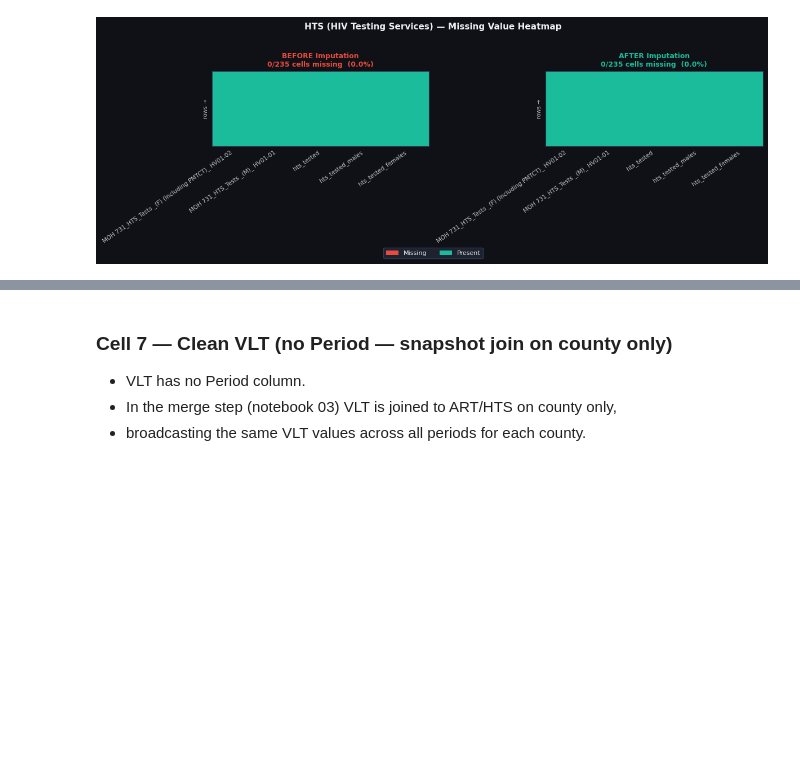
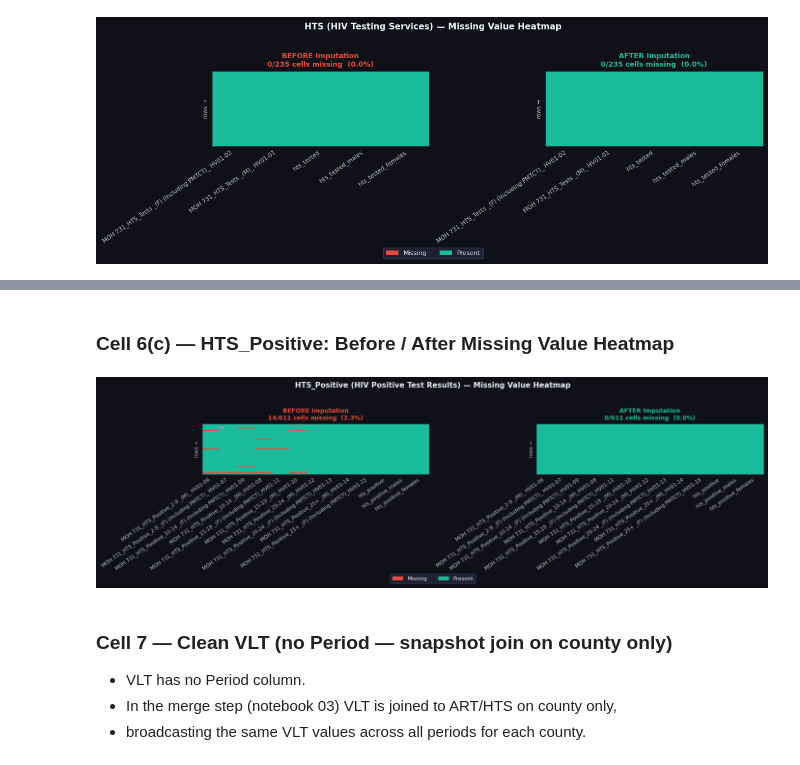
Before and after one commit to Daniellamuli/Phase-5-HIV-Care-Gap-AI, a Jupyter notebook: notebooks/02_nsdcc_cleaning.ipynb, the cells around one changed output, grey strips where cells are left out. Drawn from its saved outputs; the diff is of its cells as text; code cells hidden in the pictures; blank space fills up the shorter version.

```diff
--- a/notebooks/02_nsdcc_cleaning.ipynb
+++ b/notebooks/02_nsdcc_cleaning.ipynb
@@ -273,0 +291,12 @@ missing_heatmap(
+# %%
+hts_pos_raw = load_with_period(HTS_POSITIVE_FILE, HTS_POS_PERIOD_COL, 'HTS_Positive')
+hts_pos_raw = strip_suffix(hts_pos_raw, HTS_POS_COUNTY_COL, HTS_POS_COUNTY_SUFFIX, 'HTS_Positive')
+hts_pos_raw = standardise(hts_pos_raw, HTS_POS_COUNTY_COL, 'HTS_Positive')
+hts_pos_raw = hts_pos_raw.rename(columns=HTS_POSITIVE_RENAME)
+hts_pos_before = hts_pos_raw.copy()
+hts_pos = to_numeric_impute(hts_pos_raw.copy(), HTS_POS_COUNTY_COL, HTS_POS_PERIOD_COL)
+hts_pos = hts_pos.rename(columns={HTS_POS_COUNTY_COL: 'county', HTS_POS_PERIOD_COL: 'period'})
+validate(hts_pos, 'HTS_Positive', period_col='period')
+print()
+print('HTS_Positive columns:', list(hts_pos.columns))
+hts_pos.head(3)
@@ -274,3 +314,15 @@ missing_heatmap(
+# %% [markdown]
+### Cell 6(c) — HTS_Positive: Before / After Missing Value Heatmap
+# %%
+missing_heatmap(
+    df_before = hts_pos_before,
+    df_after  = hts_pos,
+    label     = 'HTS_Positive (HIV Positive Test Results)',
+    id_cols   = [HTS_POS_COUNTY_COL, HTS_POS_PERIOD_COL, 'county', 'period'],
+    figsize   = (14, 4),
+)
+# %% [output]
+[figure, added]
 # %% [markdown]
 ### Cell 7 — Clean VLT (no Period — snapshot join on county only)
 
```
Also changed, not shown: parts of 12 cells of this notebook, 2 other files.
